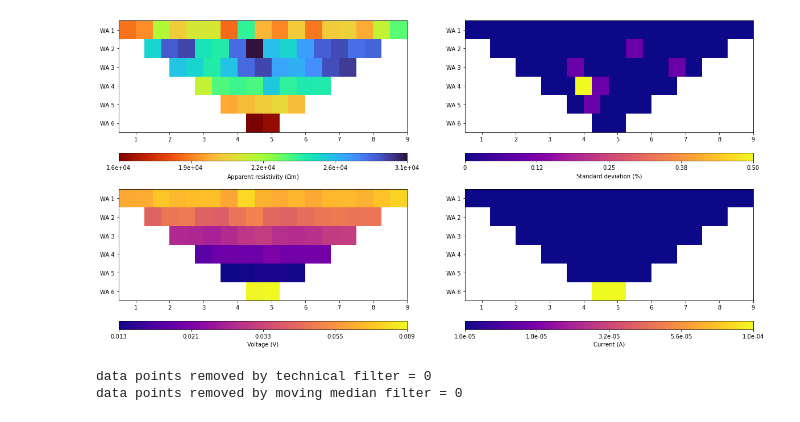
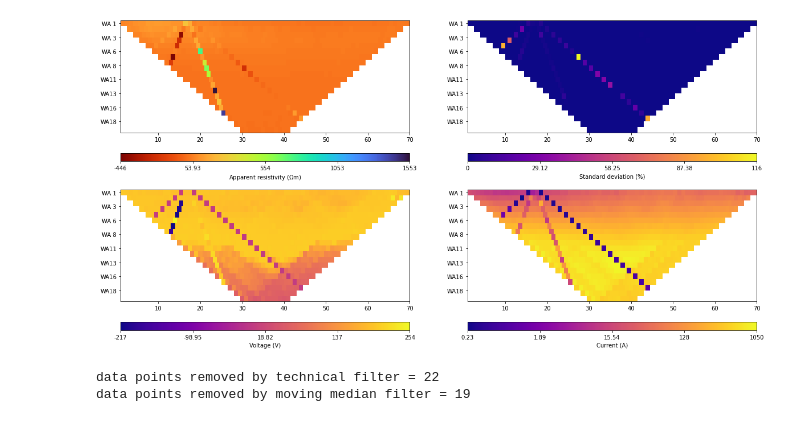
Before and after one commit to teddiherring/permafrost-data-processing, a Jupyter notebook: data_filtering.ipynb, the cells around one changed output. Drawn from its saved outputs; the diff is of its cells as text; code cells hidden in the pictures.

```diff
--- a/data_filtering.ipynb
+++ b/data_filtering.ipynb
@@ -8,8 +8,8 @@ import matplotlib.pyplot as plt
 # load data file (already in BERT unified data format)
 
 # data_in = ert.load('data_unified/CER2017-08-24_u_i.txt')
-data_in = ert.load('data_unified/craterlake_2019_feb6.txt')
-# data_in = ert.load('data_unified/fieldschool_wen3_2013_aug26.txt') # no permafrost. bad electrode to test filtering
+# data_in = ert.load('data_unified/craterlake_2019_feb6.txt')
+data_in = ert.load('data_unified/fieldschool_wen3_2013_aug26.txt') # no permafrost. bad electrode to test filtering
 # data_in = ert.load('data_unified/oldcrow_wen13_2013_oct14.txt')
 # data_in = ert.load('data_unified/oldcrow_wen1_2013_oct13.txt')
 # data_in = ert.load('data_unified/SCH2018-08-29_u_i.txt')
@@ -22,11 +21,0 @@ Data: Sensors: 20 data: 57, nonzero entries: ['a', 'b', 'err', 'i', 'm', 'n', 'r
-# %%
-# calculate geometric factor and apparent resistivity if not already in data file
-
-if max(data_in['k'])==0:
-    data_in['k'] = ert.createGeometricFactors(data_in,numerical=True) # include topo in k calculation
-
-if max(data_in['rhoa'])==0:
-    if max(data_in['r'])==0:
-        data_in['rhoa'] = (data_in['u']/data_in['i'])*data_in['k']
-    else:
-        data_in['rhoa'] = data_in['r']*data_in['k']
@@ -34,0 +22,11 @@ if max(data_in['rhoa'])==0:
+# %%
+# calculate geometric factor and apparent resistivity if not already in data file
+
+if data_in.haveData('k')==False:
+    data_in['k'] = ert.createGeometricFactors(data_in,numerical=True) # include topo in k calculation
+
+if data_in.haveData('rhoa')==False:
+    if data_in.haveData('r')==False:
+        data_in['rhoa'] = (data_in['u']/data_in['i'])*data_in['k']
+    else:
+        data_in['rhoa'] = data_in['r']*data_in['k']
@@ -35,25 +35,25 @@ if max(data_in['rhoa'])==0:
 # %%
 # plot raw data
 
 mgr = ert.ERTManager(data_in)
 
 fig, ax = plt.subplots(2,2,figsize=[20,10])
 
 mgr.showData(data_in, vals=data_in['rhoa'],ax=ax[0,0],label=r'Apparent resistivity ($\Omega$m)',cMap='turbo_r');
 
-if max(data_in['err']>0):
+if data_in.haveData('err'):
     mgr.showData(data_in, vals=data_in['err'],ax=ax[0,1],label='Standard deviation (%)',cMap='plasma');
 else:
     ax[0,1].text(0.35,0.5,'no err data available',fontsize=16)
 
-if max(data_in['u']>0):
+if data_in.haveData('u'):
     mgr.showData(data_in, vals=data_in['u'],ax=ax[1,0],label='Voltage (V)',cMap='plasma');
 else:
     ax[1,0].text(0.35,0.5,'no voltage data available',fontsize=16)
 
-if max(data_in['i']>0):
+if data_in.haveData('i'):
     mgr.showData(data_in, vals=data_in['i'],ax=ax[1,1],label='Current (A)',cMap='plasma');
 else:
     ax[1,1].text(0.35,0.5,'no current data available',fontsize=16)
 # %% [output]
-[figure, old version]
+[figure, new version]
@@ -113,35 +133,17 @@ data_sort = pd.DataFrame(df,index=sort_index)
 # %%
-# this is the part where we filter the data
+# step 2. moving median filter
 
 data_filt = data_sort.copy()
 
-
-
-# step 1. technical filter
-
-I = (np.unique(np.hstack([
-    np.where(data_filt['rhoa'] < 0)[0],
-    np.where(data_filt['err'] > 10)[0],
-    np.where(data_filt['rhoa'] > 9*np.std(data_filt['rhoa']))[0]
-])))
-
-data_filt = data_filt.drop(I)
-a = np.delete(a,I,0)
-n_tf = len(I)
-
-
-
-# step 2. moving median filter
-
-th = 0.7 # threshold for filter TODO: make this higher for shallower data
+th = 0.5 # threshold for filter TODO: make this higher for shallower data
 n_mmf = 0 # keeping track of how many data are removed
 
 ikeep = np.ones(data_filt.shape[0],dtype=bool)
 
+k=0
 
-for j in range(len(a_uniq)): # loop through each unique depth level
-
-    I = np.unique(np.where(a==a_uniq[j])[0])
+for j in range(len(pos_uniq)): # loop through each unique depth level
+    I = (np.where(data_filt['pos']==k)[0])
 
     # moving median of data points
 
@@ -163,14 +165,18 @@ for j in range(len(a_uniq)): # loop through each unique depth level
     ithrow = np.where(abs(r-mm)/mm > th)[0]
     n_mmf = n_mmf + len(ithrow)
 
+    # get rid of outlier data
+
     for i in range(len(ithrow)):
         ikeep[I[ithrow[i]]] = 0
+
+    k=k+1
 
 print('data points removed by technical filter = %.0f'%n_tf)
 print('data points removed by moving median filter = %.0f'%n_mmf)
 
 data_filt = data_filt[ikeep]
 # %% [output]
-data points removed by technical filter = 0
-data points removed by moving median filter = 0
+data points removed by technical filter = 22
+data points removed by moving median filter = 19
 # %%
```
Also changed, not shown: parts of 10 cells of this notebook.
